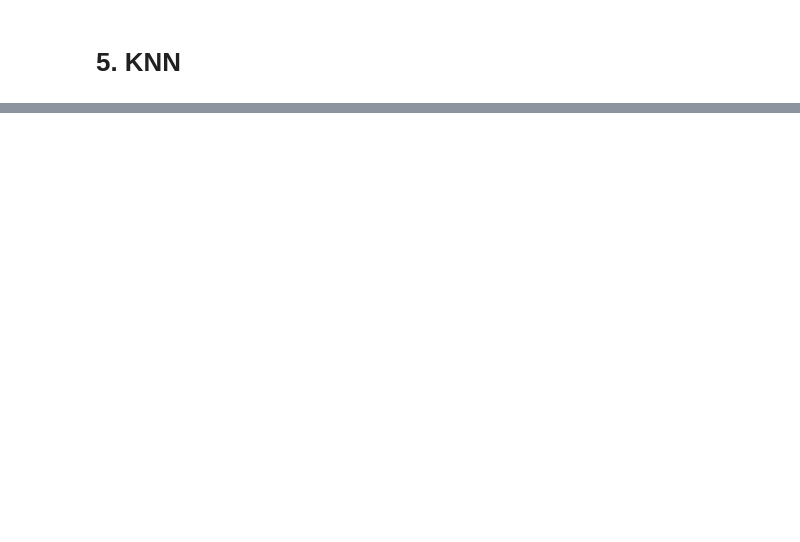
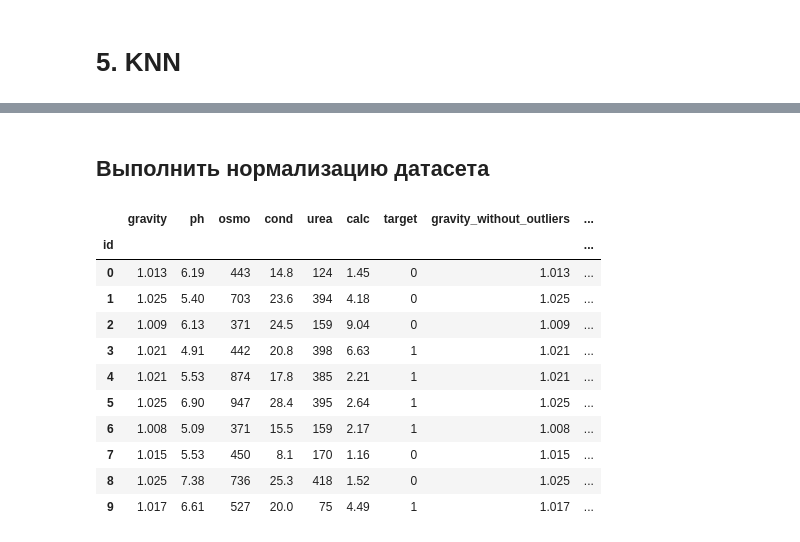
Before and after one commit to igel2000/ml-inno-hw, a Jupyter notebook: 3. Machine Learning/3.01. Введение в машинное обучение. KNN. Метрики качества. Матрица ошибок/run.ipynb, the cells around one changed output, grey strips where cells are left out. Saved outputs shown, nothing was run; the diff lists cells and outputs as text; code cells hidden in the pictures; blank space fills up the shorter version.

```diff
--- a/3. Machine Learning/3.01. Введение в машинное обучение. KNN. Метрики качества. Матрица ошибок/run.ipynb
+++ b/3. Machine Learning/3.01. Введение в машинное обучение. KNN. Метрики качества. Матрица ошибок/run.ipynb
@@ -279,0 +345,17 @@ plt.show()
+# %% [markdown]
+## Выполнить нормализацию датасета
+# %%
+dataset_df.head(10)
+# %% [output]
+|  | gravity | ph | osmo | cond | urea | calc | target | gravity_without_outliers | ... |
+| id |  |  |  |  |  |  |  |  | ... |
+| 0 | 1.013 | 6.19 | 443 | 14.8 | 124 | 1.45 | 0 | 1.013 | ... |
+| 1 | 1.025 | 5.40 | 703 | 23.6 | 394 | 4.18 | 0 | 1.025 | ... |
+| 2 | 1.009 | 6.13 | 371 | 24.5 | 159 | 9.04 | 0 | 1.009 | ... |
+| 3 | 1.021 | 4.91 | 442 | 20.8 | 398 | 6.63 | 1 | 1.021 | ... |
+| 4 | 1.021 | 5.53 | 874 | 17.8 | 385 | 2.21 | 1 | 1.021 | ... |
+| 5 | 1.025 | 6.90 | 947 | 28.4 | 395 | 2.64 | 1 | 1.025 | ... |
+| 6 | 1.008 | 5.09 | 371 | 15.5 | 159 | 2.17 | 1 | 1.008 | ... |
+| 7 | 1.015 | 5.53 | 450 | 8.1 | 170 | 1.16 | 0 | 1.015 | ... |
+| 8 | 1.025 | 7.38 | 736 | 25.3 | 418 | 1.52 | 0 | 1.025 | ... |
+| 9 | 1.017 | 6.61 | 527 | 20.0 | 75 | 4.49 | 1 | 1.017 | ... |
```
Also changed, not shown: parts of 47 cells of this notebook, 1 other file.
